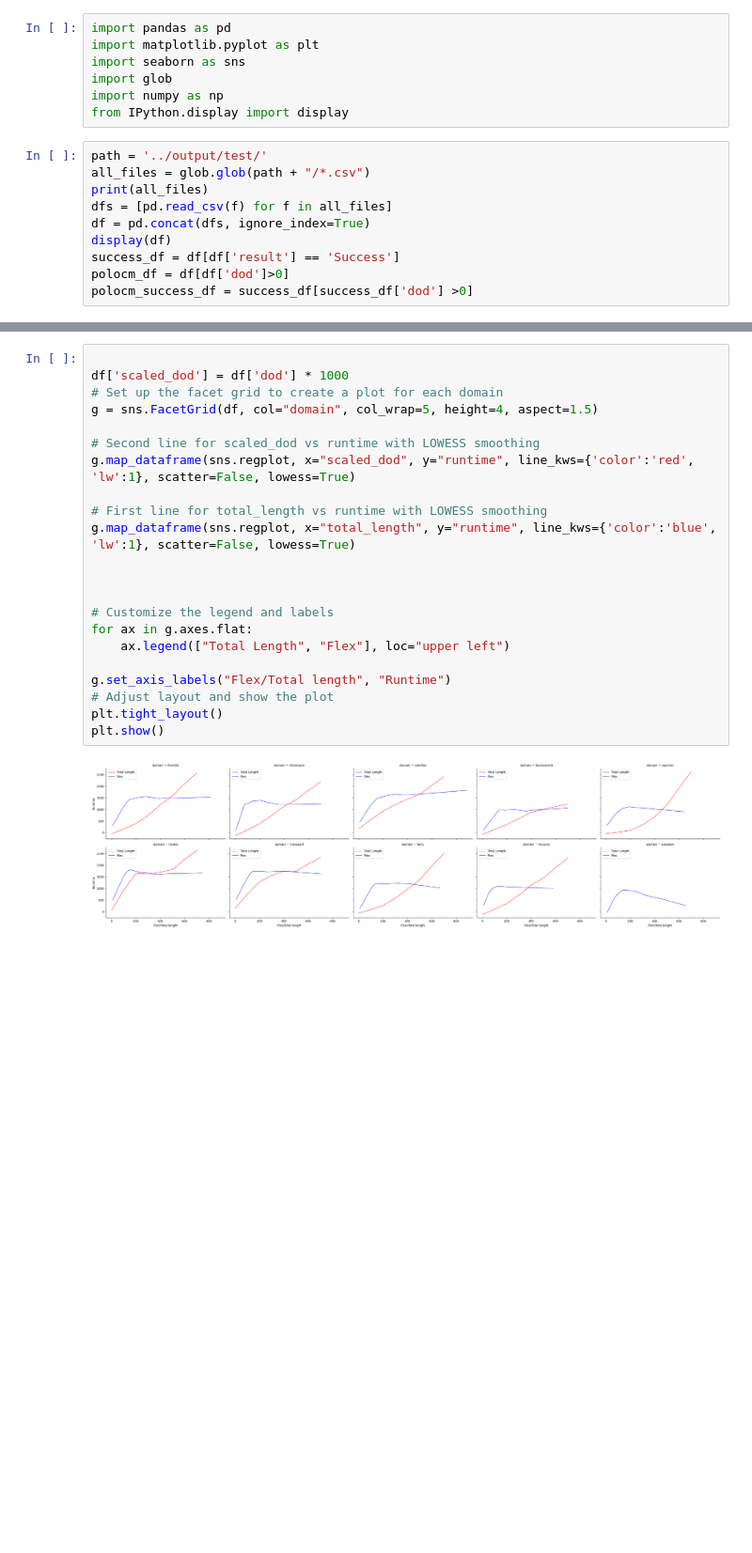
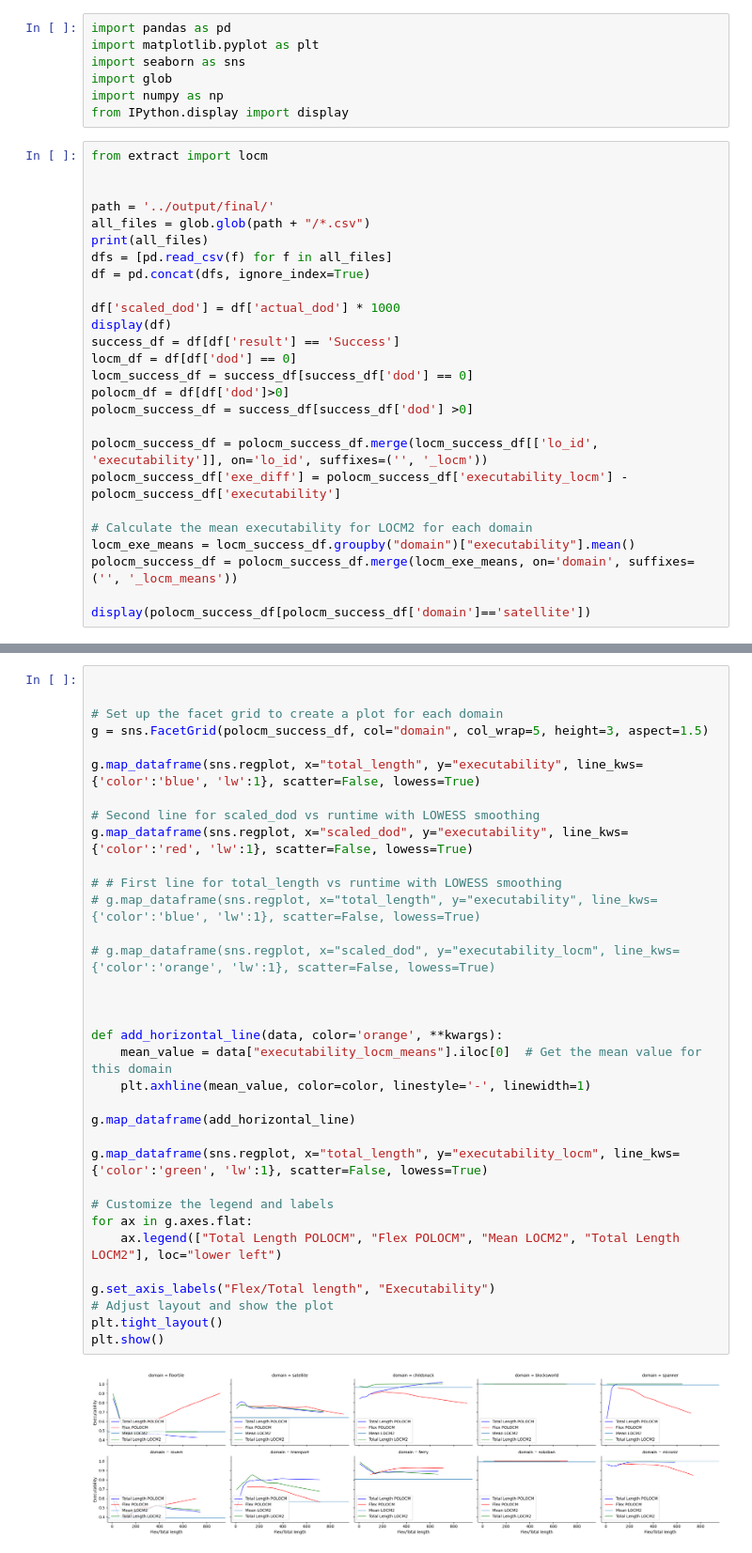
Before and after one commit to utop1an/polocm, a Jupyter notebook: src/plot_plan.ipynb, the cells around one changed output, grey strips where cells are left out. Shown at 94% size. Cells and saved outputs as stored; diff of their text form; blank space fills up the shorter version.

Commit message:
fix: update plot

```diff
--- a/src/plot_plan.ipynb
+++ b/src/plot_plan.ipynb
@@ -6,13 +6,29 @@ import glob
 import numpy as np
 from IPython.display import display
 # %%
-path = '../output/test/'
+from extract import locm
+
+
+path = '../output/final/'
 all_files = glob.glob(path + "/*.csv")
 print(all_files)
 dfs = [pd.read_csv(f) for f in all_files]
 df = pd.concat(dfs, ignore_index=True)
+
+df['scaled_dod'] = df['actual_dod'] * 1000
 display(df)
 success_df = df[df['result'] == 'Success']
+locm_df = df[df['dod'] == 0]
+locm_success_df = success_df[success_df['dod'] == 0]
 polocm_df = df[df['dod']>0]
 polocm_success_df = success_df[success_df['dod'] >0]
+
+polocm_success_df = polocm_success_df.merge(locm_success_df[['lo_id', 'executability']], on='lo_id', suffixes=('', '_locm'))
+polocm_success_df['exe_diff'] = polocm_success_df['executability_locm'] - polocm_success_df['executability']
+
+# Calculate the mean executability for LOCM2 for each domain
+locm_exe_means = locm_success_df.groupby("domain")["executability"].mean()
+polocm_success_df = polocm_success_df.merge(locm_exe_means, on='domain', suffixes=('', '_locm_means'))
+
+display(polocm_success_df[polocm_success_df['domain']=='satellite'])
 # %% [output]
@@ -175,24 +329,36 @@ plt.show()
 # %%
 
-df['scaled_dod'] = df['dod'] * 1000
+
 # Set up the facet grid to create a plot for each domain
-g = sns.FacetGrid(df, col="domain", col_wrap=5, height=4, aspect=1.5)
+g = sns.FacetGrid(polocm_success_df, col="domain", col_wrap=5, height=3, aspect=1.5)
+
+g.map_dataframe(sns.regplot, x="total_length", y="executability", line_kws={'color':'blue', 'lw':1}, scatter=False, lowess=True)
 
 # Second line for scaled_dod vs runtime with LOWESS smoothing
-g.map_dataframe(sns.regplot, x="scaled_dod", y="runtime", line_kws={'color':'red', 'lw':1}, scatter=False, lowess=True)
+g.map_dataframe(sns.regplot, x="scaled_dod", y="executability", line_kws={'color':'red', 'lw':1}, scatter=False, lowess=True)
 
-# First line for total_length vs runtime with LOWESS smoothing
-g.map_dataframe(sns.regplot, x="total_length", y="runtime", line_kws={'color':'blue', 'lw':1}, scatter=False, lowess=True)
+# # First line for total_length vs runtime with LOWESS smoothing
+# g.map_dataframe(sns.regplot, x="total_length", y="executability", line_kws={'color':'blue', 'lw':1}, scatter=False, lowess=True)
+
+# g.map_dataframe(sns.regplot, x="scaled_dod", y="executability_locm", line_kws={'color':'orange', 'lw':1}, scatter=False, lowess=True)
 
 
 
+def add_horizontal_line(data, color='orange', **kwargs):
+    mean_value = data["executability_locm_means"].iloc[0]  # Get the mean value for this domain
+    plt.axhline(mean_value, color=color, linestyle='-', linewidth=1)
+
+g.map_dataframe(add_horizontal_line)
+
+g.map_dataframe(sns.regplot, x="total_length", y="executability_locm", line_kws={'color':'green', 'lw':1}, scatter=False, lowess=True)
+
 # Customize the legend and labels
 for ax in g.axes.flat:
-    ax.legend(["Total Length", "Flex"], loc="upper left")
+    ax.legend(["Total Length POLOCM", "Flex POLOCM", "Mean LOCM2", "Total Length LOCM2"], loc="lower left")
 
-g.set_axis_labels("Flex/Total length", "Runtime")
+g.set_axis_labels("Flex/Total length", "Executability")
 # Adjust layout and show the plot
 plt.tight_layout()
 plt.show()
 # %% [output]
-[figure, old version]
+[figure, new version]
```
Also changed, not shown: parts of 16 cells of this notebook.
